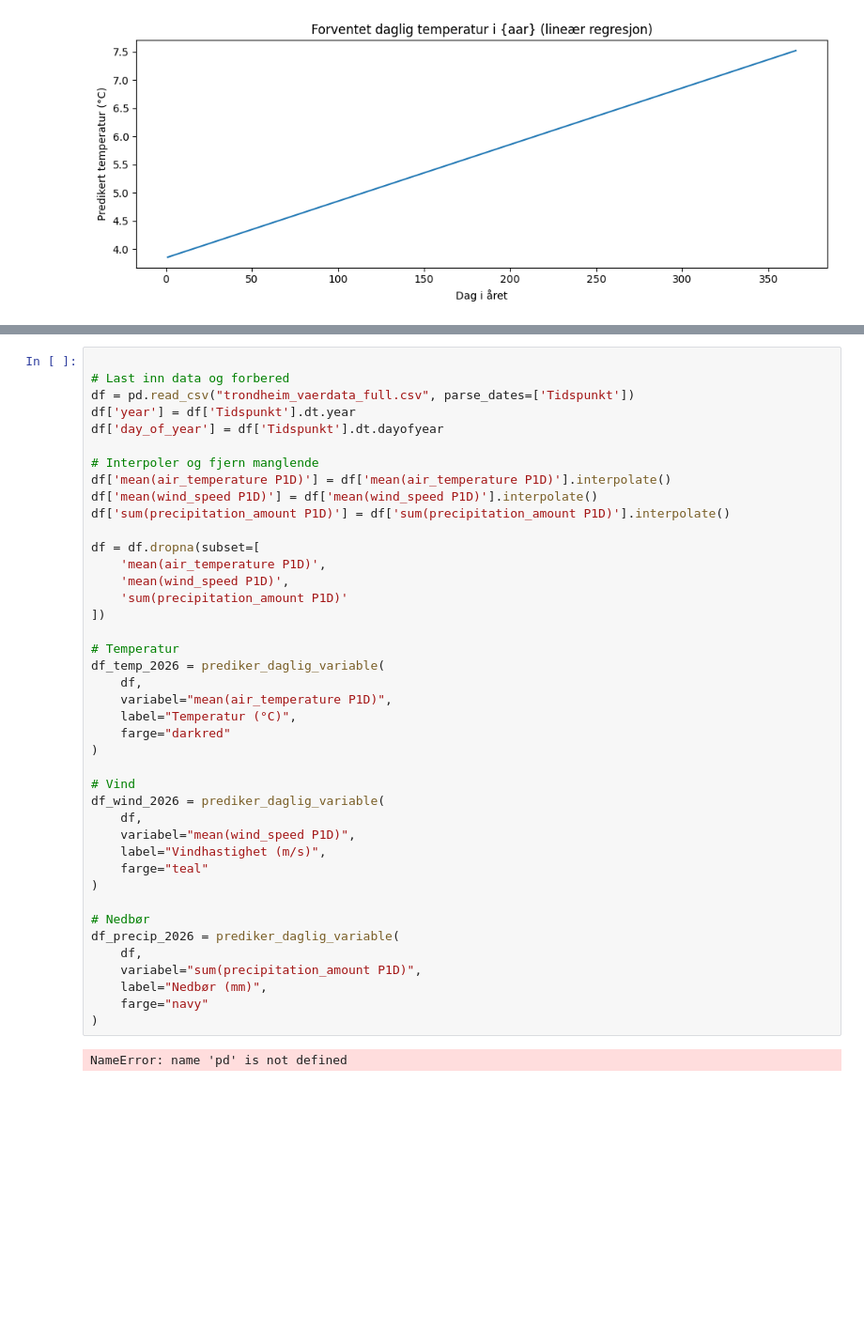
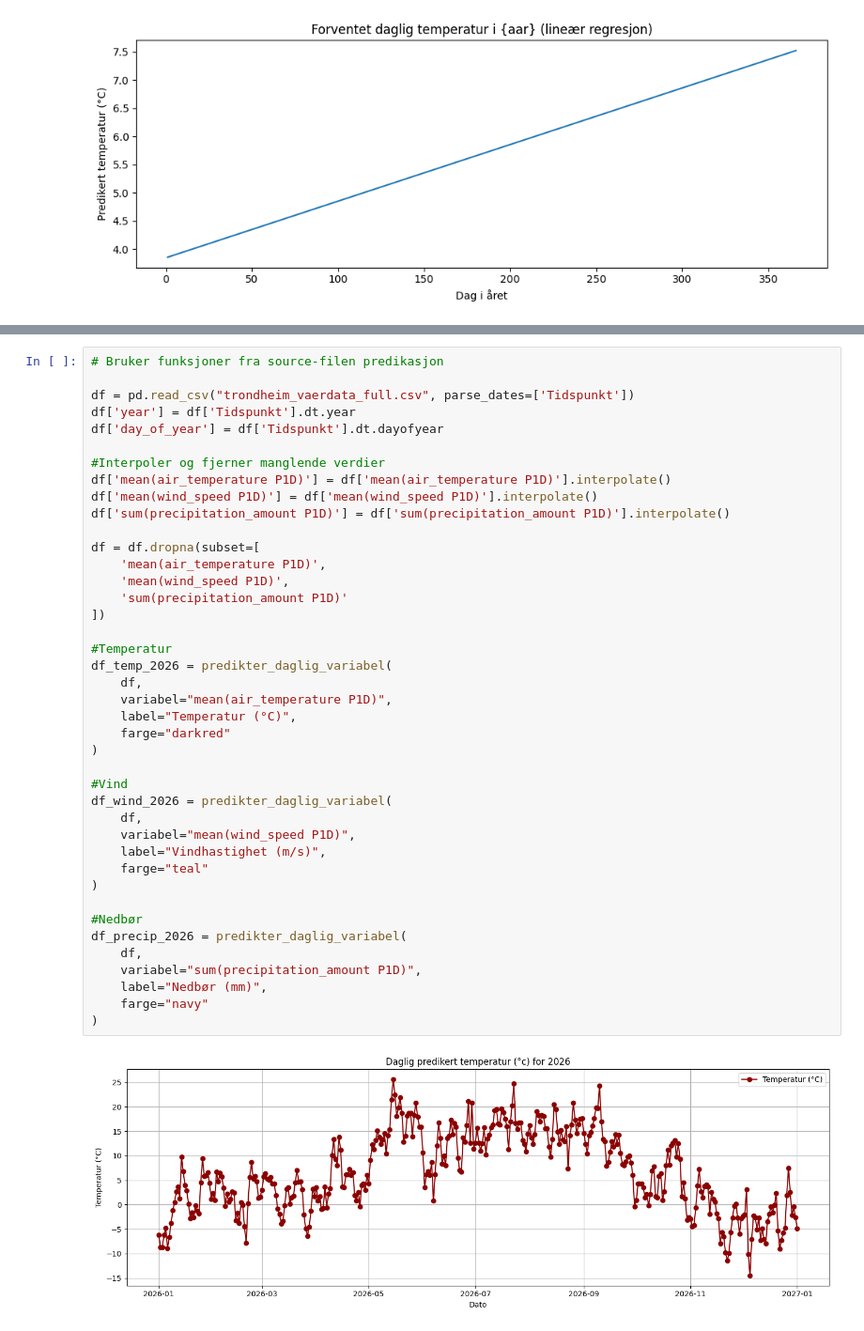
Before and after one commit to friha03/Milj-dataanalyseapplikasjon, a Jupyter notebook: notebooks/API_Frost/databehandling.ipynb, the cells around one changed output, grey strips where cells are left out. Shown at 94% size. Cells and saved outputs as stored; diff of their text form; blank space fills up the shorter version.

Commit message:
Oppdatert databehandling og predikasjon

```diff
--- a/notebooks/API_Frost/databehandling.ipynb
+++ b/notebooks/API_Frost/databehandling.ipynb
@@ -728,43 +584,43 @@ plt.show()
 # %%
+# Bruker funksjoner fra source-filen predikasjon
 
-# Last inn data og forbered
 df = pd.read_csv("trondheim_vaerdata_full.csv", parse_dates=['Tidspunkt'])
 df['year'] = df['Tidspunkt'].dt.year
 df['day_of_year'] = df['Tidspunkt'].dt.dayofyear
 
-# Interpoler og fjern manglende
+#Interpoler og fjerner manglende verdier
 df['mean(air_temperature P1D)'] = df['mean(air_temperature P1D)'].interpolate()
 df['mean(wind_speed P1D)'] = df['mean(wind_speed P1D)'].interpolate()
 df['sum(precipitation_amount P1D)'] = df['sum(precipitation_amount P1D)'].interpolate()
 
 df = df.dropna(subset=[
     'mean(air_temperature P1D)',
     'mean(wind_speed P1D)',
     'sum(precipitation_amount P1D)'
 ])
 
-# Temperatur
-df_temp_2026 = prediker_daglig_variable(
+#Temperatur
+df_temp_2026 = predikter_daglig_variabel(
     df,
     variabel="mean(air_temperature P1D)",
     label="Temperatur (°C)",
     farge="darkred"
 )
 
-# Vind
-df_wind_2026 = prediker_daglig_variable(
+#Vind
+df_wind_2026 = predikter_daglig_variabel(
     df,
     variabel="mean(wind_speed P1D)",
     label="Vindhastighet (m/s)",
     farge="teal"
 )
 
-# Nedbør
-df_precip_2026 = prediker_daglig_variable(
+#Nedbør
+df_precip_2026 = predikter_daglig_variabel(
     df,
     variabel="sum(precipitation_amount P1D)",
     label="Nedbør (mm)",
     farge="navy"
 )
 # %% [output]
-NameError: name 'pd' is not defined
+[figure, added]
```
Also changed, not shown: parts of 7 cells of this notebook, 1 other file.
